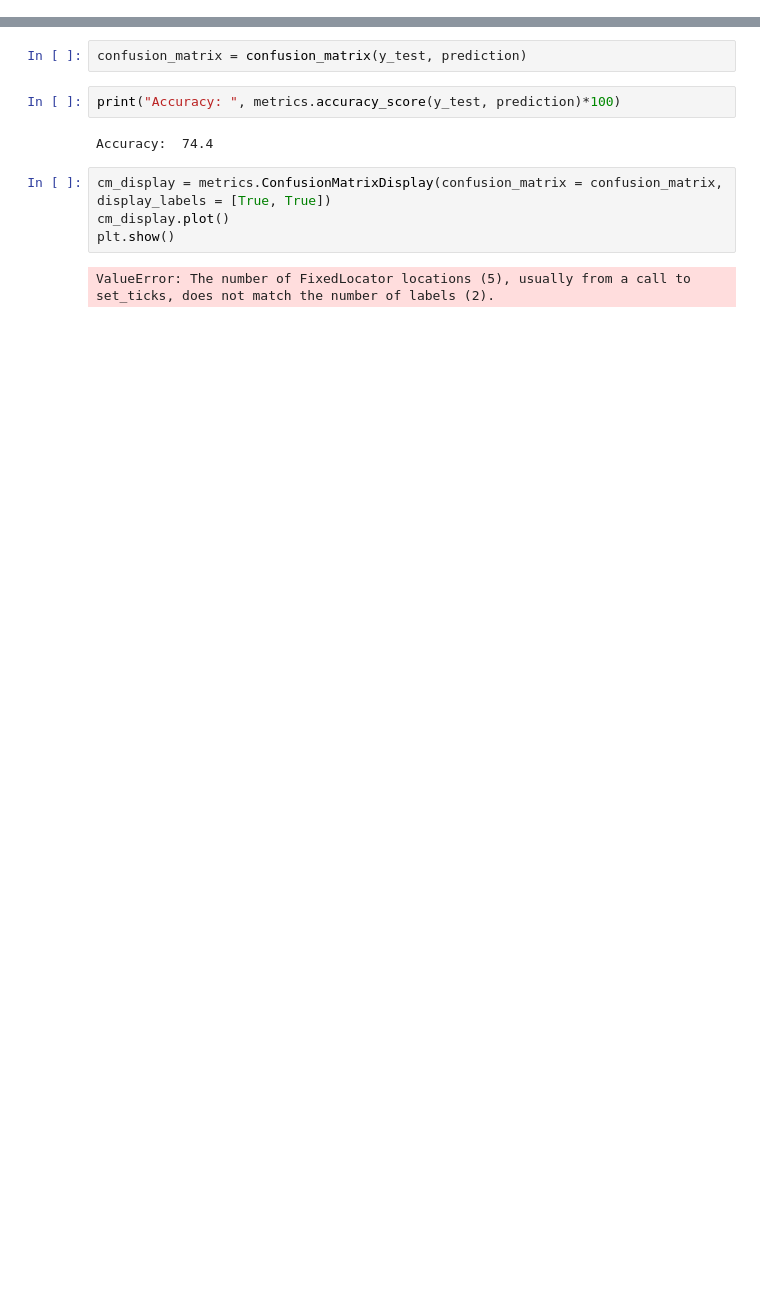
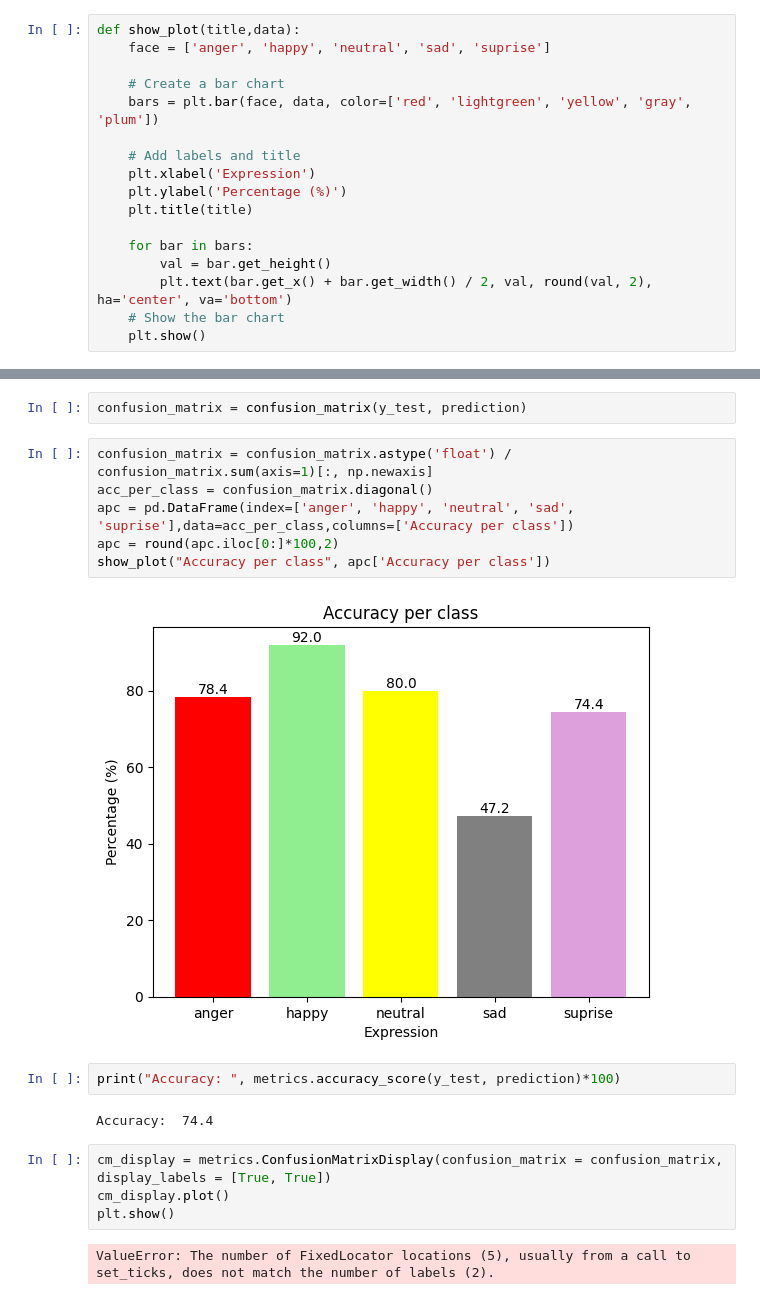
Before and after one commit to coldoctopus/ML-analysis, a Jupyter notebook: face recognition.ipynb, the cells around one changed output, grey strips where cells are left out. Cells and saved outputs as stored; diff of their text form; blank space fills up the shorter version.

```diff
--- a/face recognition.ipynb
+++ b/face recognition.ipynb
@@ -35,0 +50,17 @@ prediction = model.predict(X_test)
+# %%
+def show_plot(title,data):
+    face = ['anger', 'happy', 'neutral', 'sad', 'suprise']
+
+    # Create a bar chart
+    bars = plt.bar(face, data, color=['red', 'lightgreen', 'yellow', 'gray', 'plum'])
+
+    # Add labels and title
+    plt.xlabel('Expression')
+    plt.ylabel('Percentage (%)')
+    plt.title(title)
+
+    for bar in bars:
+        val = bar.get_height()
+        plt.text(bar.get_x() + bar.get_width() / 2, val, round(val, 2), ha='center', va='bottom')
+    # Show the bar chart
+    plt.show()
@@ -36,5 +75,13 @@ prediction = model.predict(X_test)
 # %%
 confusion_matrix = confusion_matrix(y_test, prediction)
+# %%
+confusion_matrix = confusion_matrix.astype('float') / confusion_matrix.sum(axis=1)[:, np.newaxis]
+acc_per_class = confusion_matrix.diagonal()
+apc = pd.DataFrame(index=['anger', 'happy', 'neutral', 'sad', 'suprise'],data=acc_per_class,columns=['Accuracy per class'])
+apc = round(apc.iloc[0:]*100,2)
+show_plot("Accuracy per class", apc['Accuracy per class'])
+# %% [output]
+[figure, added]
 # %%
 print("Accuracy: ", metrics.accuracy_score(y_test, prediction)*100)
 # %% [output]
```
Also changed, not shown: parts of 9 cells of this notebook.
